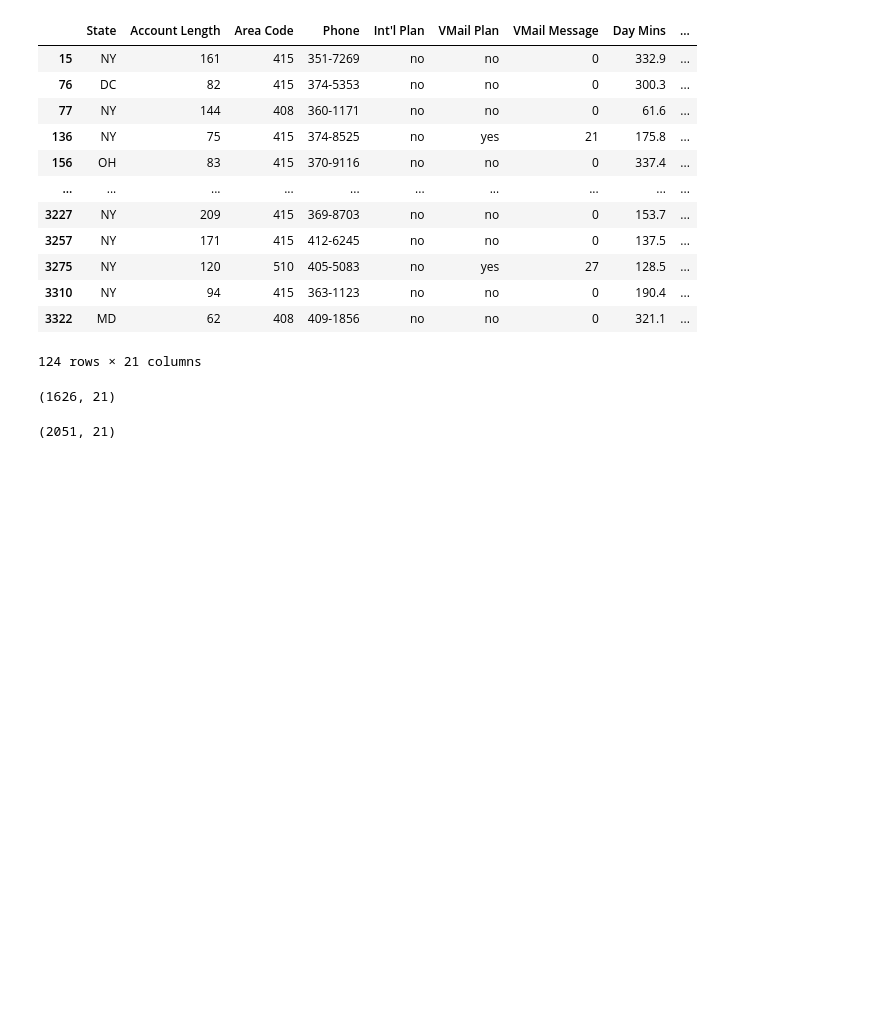
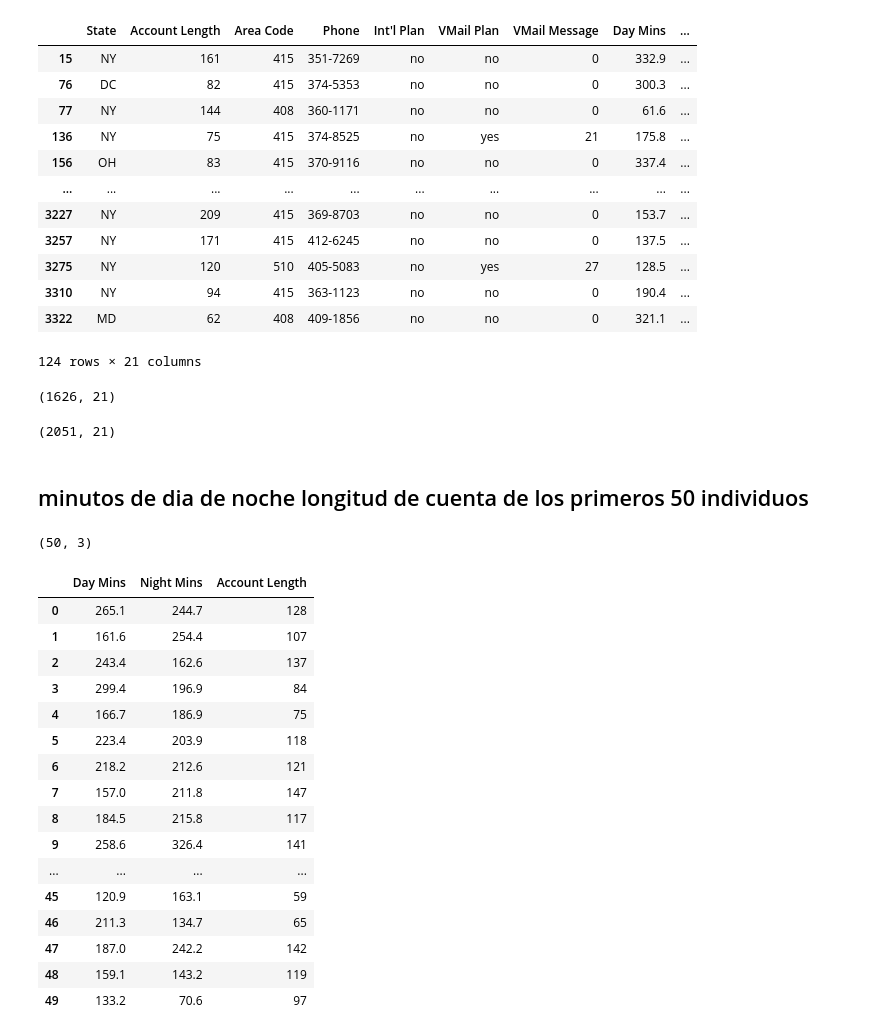
Before and after one commit to lepc1972/python-ml-course, a Jupyter notebook: luis5.ipynb, the cells around one changed output. Saved outputs shown, nothing was run; the diff lists cells and outputs as text; code cells hidden in the pictures; blank space fills up the shorter version.

```diff
--- a/luis5.ipynb
+++ b/luis5.ipynb
@@ -6,7 +6,7 @@ import os
 import numpy as np
 import matplotlib.pyplot as plt
 # %%
-mainpath = "/home/lexus72/github/python-ml-course/datasets"
+mainpath = "/Users/luiseduardopacheco/github/python-ml-course/datasets"
 filename = "customer-churn-model/Customer Churn Model.txt"
 fullpath = os.path.join(mainpath, filename)
 # %%
@@ -254,3 +254,31 @@ data6 = data[data["Day Mins"]<data["Night Mins"]]
 data6.shape
 # %% [output]
 (2051, 21)
+# %% [markdown]
+## minutos de dia de noche longitud de cuenta de los primeros 50 individuos
+# %%
+subset_first_50 = data[["Day Mins", "Night Mins", "Account Length"]][:50]
+subset_first_50
+subset_first_50.shape
+# %% [output]
+(50, 3)
+# %%
+subset_first_50
+# %% [output]
+|  | Day Mins | Night Mins | Account Length |
+| 0 | 265.1 | 244.7 | 128 |
+| 1 | 161.6 | 254.4 | 107 |
+| 2 | 243.4 | 162.6 | 137 |
+| 3 | 299.4 | 196.9 | 84 |
+| 4 | 166.7 | 186.9 | 75 |
+| 5 | 223.4 | 203.9 | 118 |
+| 6 | 218.2 | 212.6 | 121 |
+| 7 | 157.0 | 211.8 | 147 |
+| 8 | 184.5 | 215.8 | 117 |
+| 9 | 258.6 | 326.4 | 141 |
+| ... | ... | ... | ... |
+| 45 | 120.9 | 163.1 | 59 |
+| 46 | 211.3 | 134.7 | 65 |
+| 47 | 187.0 | 242.2 | 142 |
+| 48 | 159.1 | 143.2 | 119 |
+| 49 | 133.2 | 70.6 | 97 |
```
Also changed, not shown: parts of 5 cells of this notebook.
